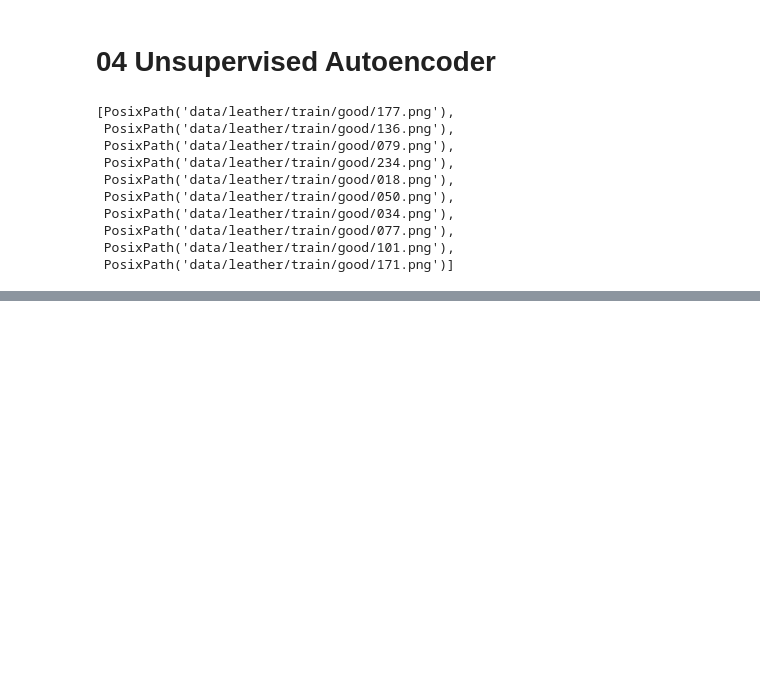
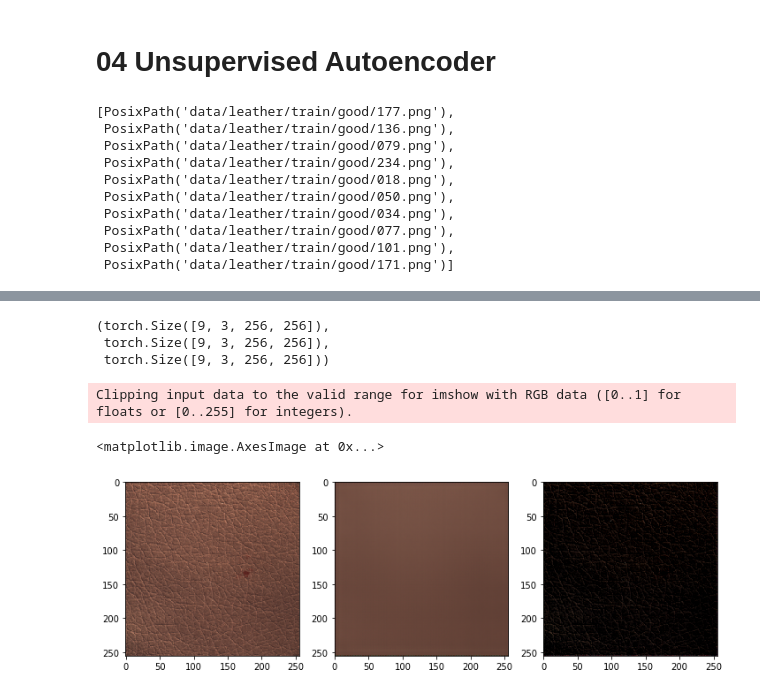
Before and after one commit to stephencwelch/dsgo-dl-workshop-summer-2020, a Jupyter notebook: 04-unsupervised-autoencoder .ipynb, the cells around one changed output, grey strips where cells are left out. Saved outputs shown, nothing was run; the diff lists cells and outputs as text; code cells hidden in the pictures; blank space fills up the shorter version.

```diff
--- a/04-unsupervised-autoencoder .ipynb
+++ b/04-unsupervised-autoencoder .ipynb
@@ -65,0 +180,8 @@ learn=cnn_learner(data, models.resnet34, custom_head=custom_head, metrics=pixel_
+# %%
+src2 = (ImageImageList.from_folder(data_dir/dataset_name/'test')
+       .split_by_rand_pct(0.1)
+       .label_from_func(get_y_fn))
+# %%
+data2 = (src2.transform(get_transforms(), tfm_y=True, size=(256,256))
+        .databunch(bs=16)
+        .normalize(imagenet_stats))
@@ -65,0 +208,25 @@ learn=cnn_learner(data, models.resnet34, custom_head=custom_head, metrics=pixel_
+# %%
+with torch.no_grad():
+    x,y = next(iter(data2.valid_dl))
+    yhat = learn.model(x)
+    x=learn.data.denorm(x)
+# %%
+x.shape, y.shape, yhat.shape
+# %% [output]
+(torch.Size([9, 3, 256, 256]),
+ torch.Size([9, 3, 256, 256]),
+ torch.Size([9, 3, 256, 256]))
+# %%
+x_numpy=torchmb2numpy(x)
+y_numpy=torchmb2numpy(y)
+yhat_numpy=torchmb2numpy(yhat)
+# %%
+i=1
+fig=plt.figure(0,(12,6))
+fig.add_subplot(1,3,1); plt.imshow(x_numpy[i], cmap='gray')
+fig.add_subplot(1,3,2); plt.imshow(yhat_numpy[i]) #, vmin=0, vmax=len(all_classes)+1)
+fig.add_subplot(1,3,3); plt.imshow(x_numpy[i]-yhat_numpy[i]) #, vmin=0, vmax=len(all_classes)+1)
+# %% [output]
+Clipping input data to the valid range for imshow with RGB data ([0..1] for floats or [0..255] for integers).
+<matplotlib.image.AxesImage at 0x...>
+[figure, added]
```
Also changed, not shown: parts of 23 cells of this notebook.
